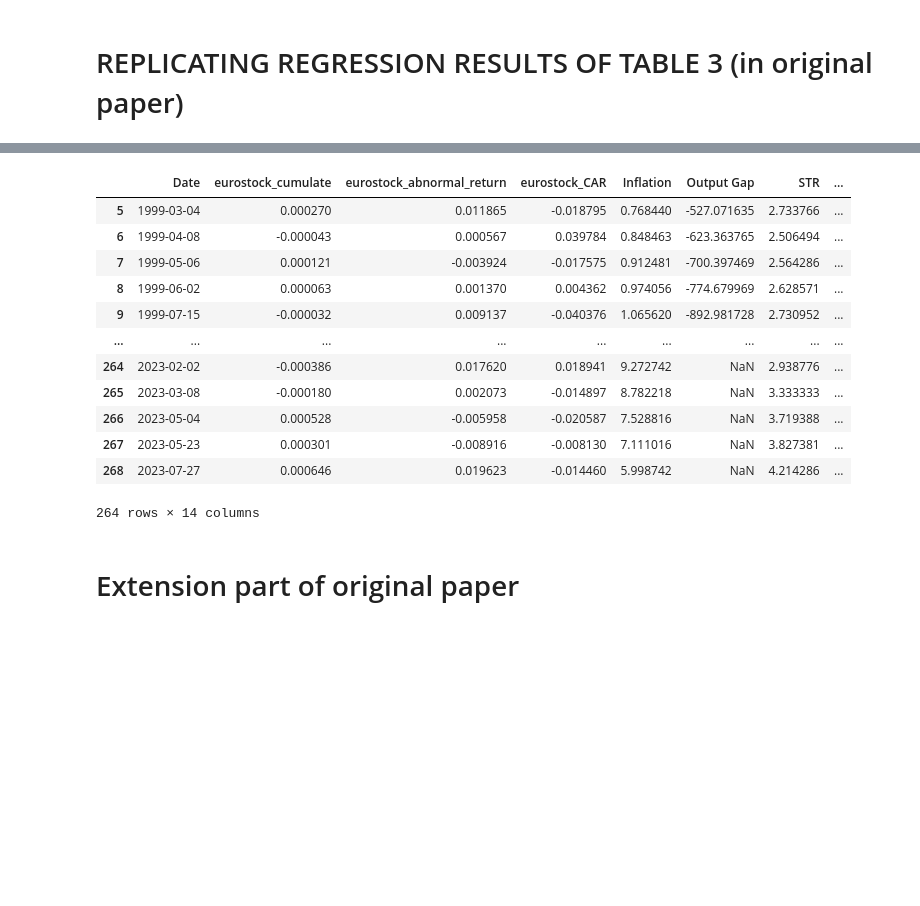
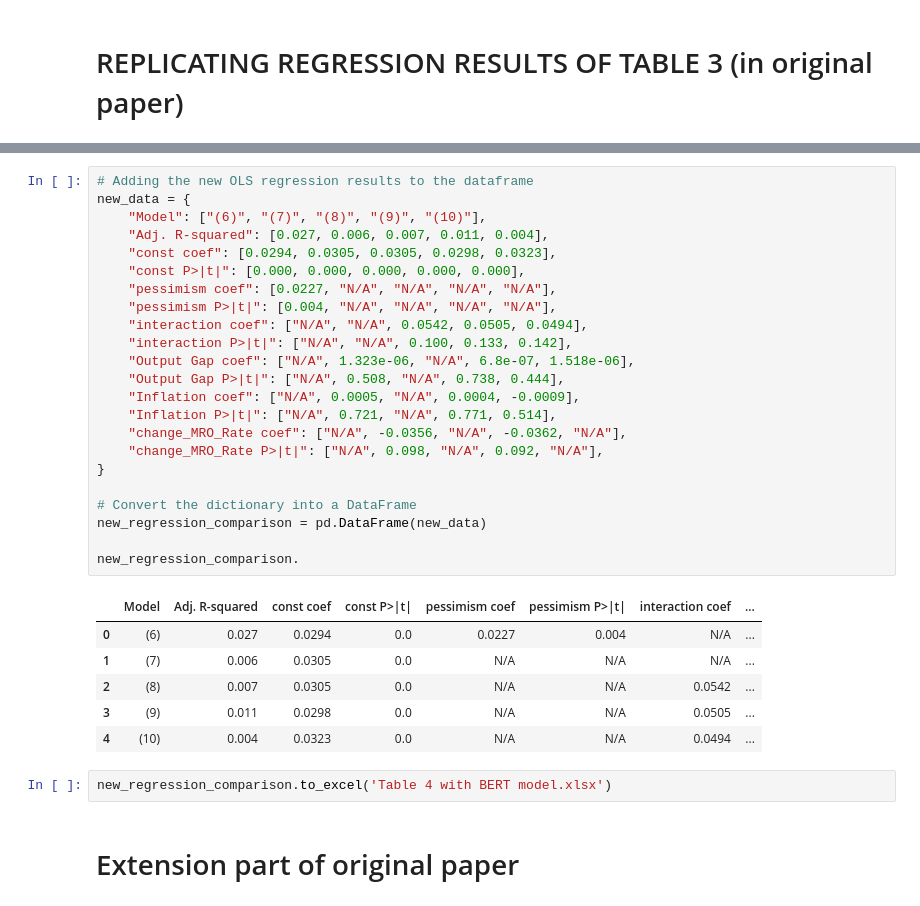
Before and after one commit to zgcharaf/ECB-similarity-NLP, a Jupyter notebook: 2_MODELLING/2_MODELLING-Regression BERT Hug.ipynb, the cells around one changed output, grey strips where cells are left out. Saved outputs shown, nothing was run; the diff lists cells and outputs as text; blank space fills up the shorter version.

```diff
--- a/2_MODELLING/2_MODELLING-Regression BERT Hug.ipynb
+++ b/2_MODELLING/2_MODELLING-Regression BERT Hug.ipynb
@@ -1016,20 +1060,37 @@ Notes:
 strong multicollinearity or other numerical problems.
 <statsmodels.regression.linear_model.RegressionResultsWrapper at 0x...>
 # %%
+# Adding the new OLS regression results to the dataframe
+new_data = {
+    "Model": ["(6)", "(7)", "(8)", "(9)", "(10)"],
+    "Adj. R-squared": [0.027, 0.006, 0.007, 0.011, 0.004],
+    "const coef": [0.0294, 0.0305, 0.0305, 0.0298, 0.0323],
+    "const P>|t|": [0.000, 0.000, 0.000, 0.000, 0.000],
+    "pessimism coef": [0.0227, "N/A", "N/A", "N/A", "N/A"],
+    "pessimism P>|t|": [0.004, "N/A", "N/A", "N/A", "N/A"],
+    "interaction coef": ["N/A", "N/A", 0.0542, 0.0505, 0.0494],
+    "interaction P>|t|": ["N/A", "N/A", 0.100, 0.133, 0.142],
+    "Output Gap coef": ["N/A", 1.323e-06, "N/A", 6.8e-07, 1.518e-06],
+    "Output Gap P>|t|": ["N/A", 0.508, "N/A", 0.738, 0.444],
+    "Inflation coef": ["N/A", 0.0005, "N/A", 0.0004, -0.0009],
+    "Inflation P>|t|": ["N/A", 0.721, "N/A", 0.771, 0.514],
+    "change_MRO_Rate coef": ["N/A", -0.0356, "N/A", -0.0362, "N/A"],
+    "change_MRO_Rate P>|t|": ["N/A", 0.098, "N/A", 0.092, "N/A"],
+}
+
+# Convert the dictionary into a DataFrame
+new_regression_comparison = pd.DataFrame(new_data)
+
+new_regression_comparison.
 # %% [output]
-|  | Date | eurostock_cumulate | eurostock_abnormal_return | eurostock_CAR | Inflation | Output Gap | STR | ... |
-| 5 | 1999-03-04 | 0.000270 | 0.011865 | -0.018795 | 0.768440 | -527.071635 | 2.733766 | ... |
-| 6 | 1999-04-08 | -0.000043 | 0.000567 | 0.039784 | 0.848463 | -623.363765 | 2.506494 | ... |
-| 7 | 1999-05-06 | 0.000121 | -0.003924 | -0.017575 | 0.912481 | -700.397469 | 2.564286 | ... |
-| 8 | 1999-06-02 | 0.000063 | 0.001370 | 0.004362 | 0.974056 | -774.679969 | 2.628571 | ... |
-| 9 | 1999-07-15 | -0.000032 | 0.009137 | -0.040376 | 1.065620 | -892.981728 | 2.730952 | ... |
-| ... | ... | ... | ... | ... | ... | ... | ... | ... |
-| 264 | 2023-02-02 | -0.000386 | 0.017620 | 0.018941 | 9.272742 | NaN | 2.938776 | ... |
-| 265 | 2023-03-08 | -0.000180 | 0.002073 | -0.014897 | 8.782218 | NaN | 3.333333 | ... |
-| 266 | 2023-05-04 | 0.000528 | -0.005958 | -0.020587 | 7.528816 | NaN | 3.719388 | ... |
-| 267 | 2023-05-23 | 0.000301 | -0.008916 | -0.008130 | 7.111016 | NaN | 3.827381 | ... |
-| 268 | 2023-07-27 | 0.000646 | 0.019623 | -0.014460 | 5.998742 | NaN | 4.214286 | ... |
+|  | Model | Adj. R-squared | const coef | const P>|t| | pessimism coef | pessimism P>|t| | interaction coef | ... |
+| 0 | (6) | 0.027 | 0.0294 | 0.0 | 0.0227 | 0.004 | N/A | ... |
+| 1 | (7) | 0.006 | 0.0305 | 0.0 | N/A | N/A | N/A | ... |
+| 2 | (8) | 0.007 | 0.0305 | 0.0 | N/A | N/A | 0.0542 | ... |
+| 3 | (9) | 0.011 | 0.0298 | 0.0 | N/A | N/A | 0.0505 | ... |
+| 4 | (10) | 0.004 | 0.0323 | 0.0 | N/A | N/A | 0.0494 | ... |
-264 rows × 14 columns
+# %%
+new_regression_comparison.to_excel('Table 4 with BERT model.xlsx')
 # %% [markdown]
 # Extension part of original paper
 # %%
```
Also changed, not shown: parts of 21 cells of this notebook, 8 other files.
